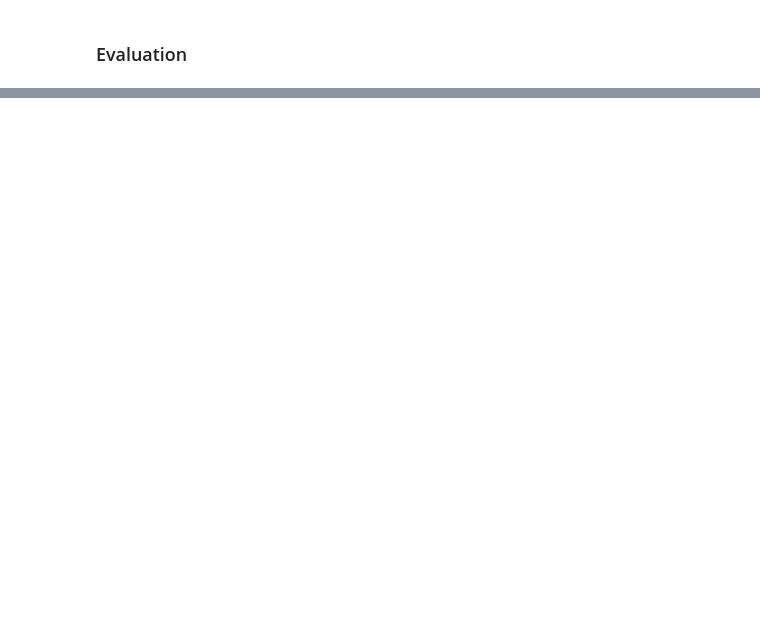
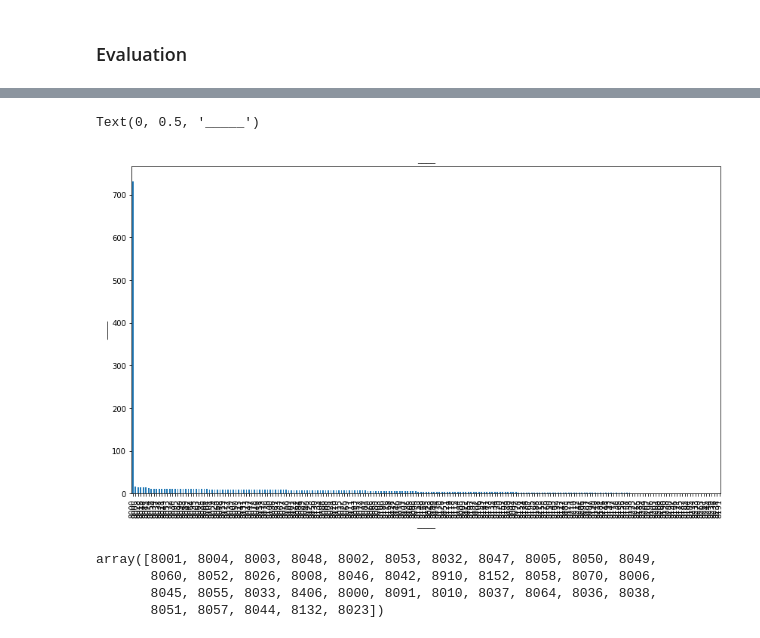
Before and after one commit to krylowicz/six, a Jupyter notebook: Notebook_dbo.ipynb, the cells around one changed output, grey strips where cells are left out. Cells and saved outputs as stored; diff of their text form; code cells hidden in the pictures; blank space fills up the shorter version.

```diff
--- a/Notebook_dbo.ipynb
+++ b/Notebook_dbo.ipynb
@@ -1388,0 +1464,2 @@ ValueError: ignored
+# %%
+new_data = model.sample(2000)
@@ -1388,0 +1503,16 @@ ValueError: ignored
+# %%
+ax = new_data['Postal Code'].value_counts().plot(kind='bar',
+                                    figsize=(14,8),
+                                    title="____")
+ax.set_xlabel("_____")
+ax.set_ylabel("_____")
+# %% [output]
+Text(0, 0.5, '_____')
+[figure, added]
+# %%
+df['Postal Code'].unique()
+# %% [output]
+array([8001, 8004, 8003, 8048, 8002, 8053, 8032, 8047, 8005, 8050, 8049,
+       8060, 8052, 8026, 8008, 8046, 8042, 8910, 8152, 8058, 8070, 8006,
+       8045, 8055, 8033, 8406, 8000, 8091, 8010, 8037, 8064, 8036, 8038,
+       8051, 8057, 8044, 8132, 8023])
```
Also changed, not shown: parts of 59 cells of this notebook.
